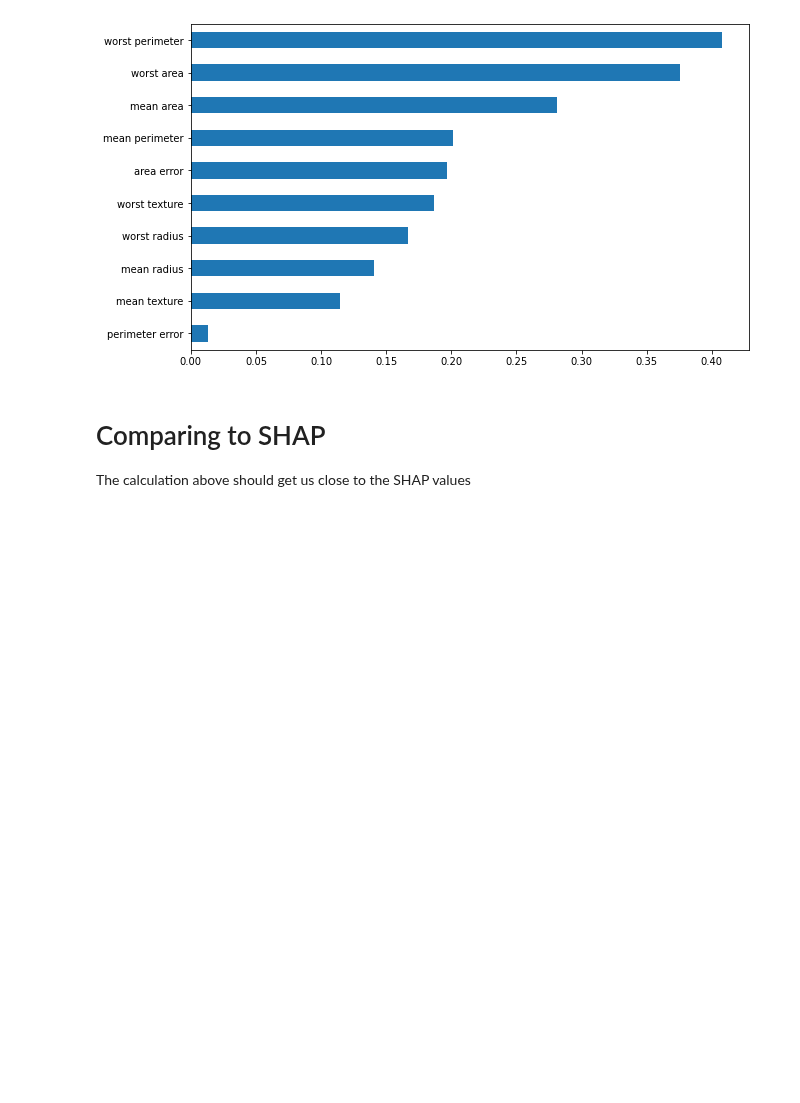
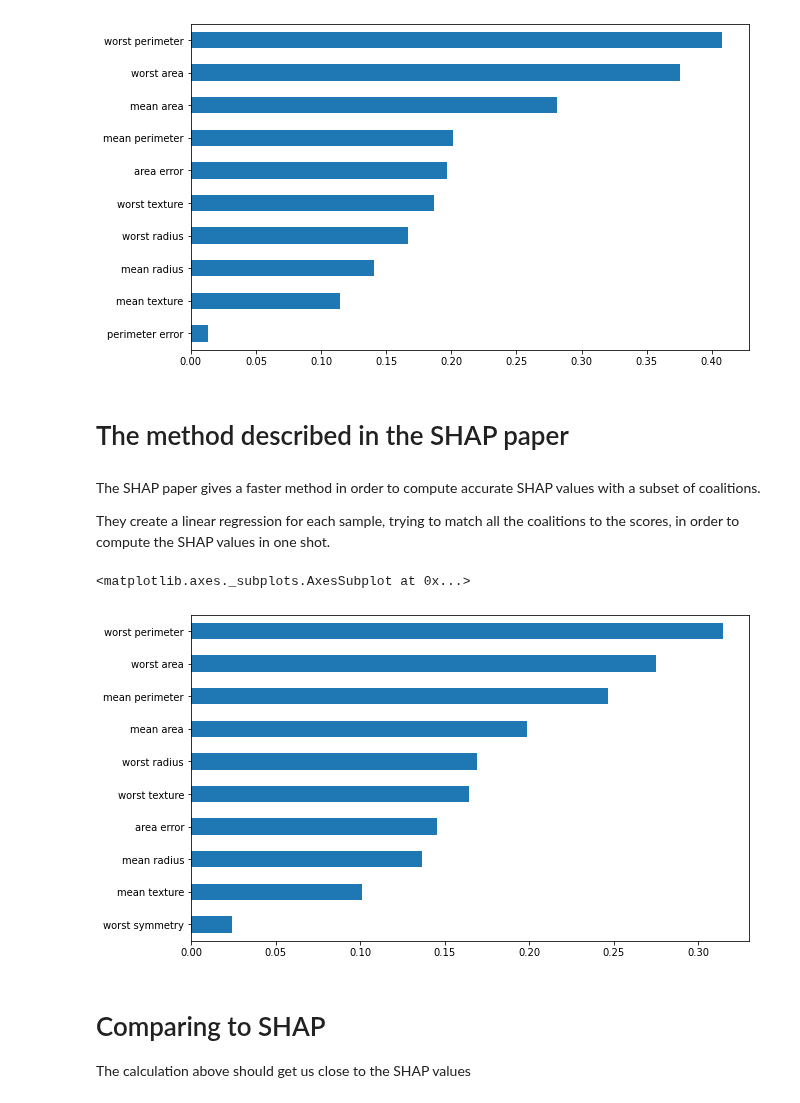
Before and after one commit to RCambier/blog, a Jupyter notebook: _notebooks/2023-01-14-shap-values.ipynb, the cells around one changed output. Drawn from its saved outputs; the diff is of its cells as text; code cells hidden in the pictures; blank space fills up the shorter version.

```diff
--- a/_notebooks/2023-01-14-shap-values.ipynb
+++ b/_notebooks/2023-01-14-shap-values.ipynb
@@ -123,6 +133,32 @@ pd.DataFrame(feature_impacts).abs().mean().sort_values().iloc[-10:].plot.barh(fi
 # %% [output]
 <matplotlib.axes._subplots.AxesSubplot at 0x...>
 [figure]
+# %% [markdown]
+# The method described in the SHAP paper
+# %% [markdown]
+The SHAP paper gives a faster method in order to compute accurate SHAP values with a subset of coalitions.
+
+They create a linear regression for each sample, trying to match all the coalitions to the scores, in order to compute the SHAP values in one shot.
+# %%
+feature_impacts = []
+M = len(X.columns)
+
+# Create a big set of coalitions
+coalitions_array = np.random.choice([0, 1], size=(1000, len(X.columns)))
+
+for sample_idx in tqdm(range(len(X)), total=len(X)):
+  # Apply all coalitions to sample 0
+  sample_with_missing_replaced = (coalitions_array * X.iloc[sample_idx].values) + ((1 - coalitions_array) * X.mean().values)
+  # Get model predictions for all these possibilities
+  predictions = lr.predict_proba(sample_with_missing_replaced)[:,0]
+  # Find a linear model that matches the coalitioned features to the predictions
+  linreg = LinearRegression().fit(coalitions_array, predictions)
+  feature_impacts.append(linreg.coef_)
+
+pd.DataFrame(feature_impacts, columns=X.columns).abs().mean().sort_values(ascending=True).iloc[-10:].plot.barh(figsize=(10, 6))
+# %% [output]
+<matplotlib.axes._subplots.AxesSubplot at 0x...>
+[figure, added]
 # %% [markdown]
 # Comparing to SHAP
 
```
Also changed, not shown: parts of 5 cells of this notebook, 1 other file.
